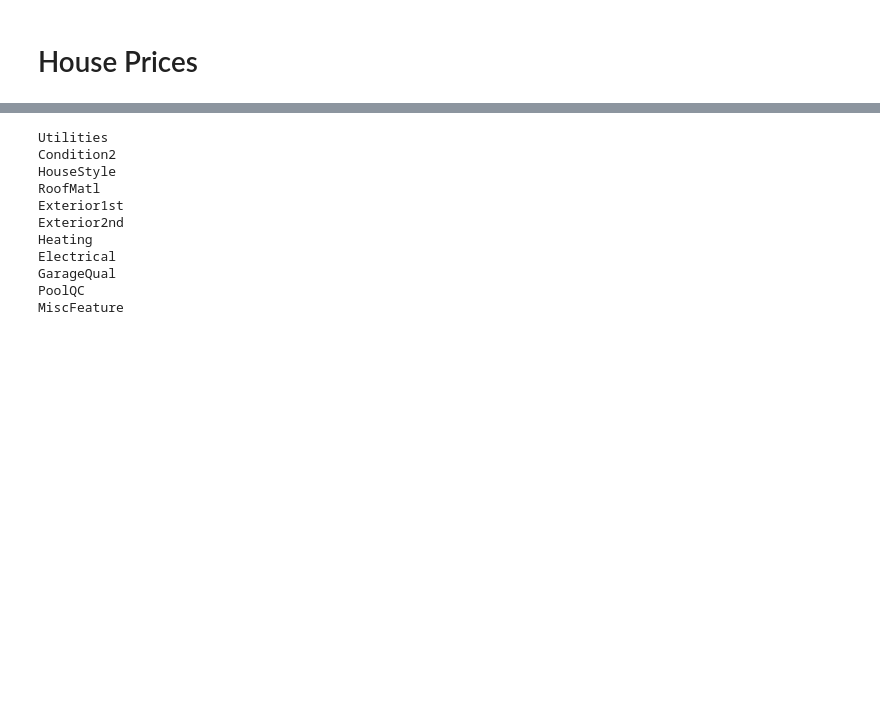
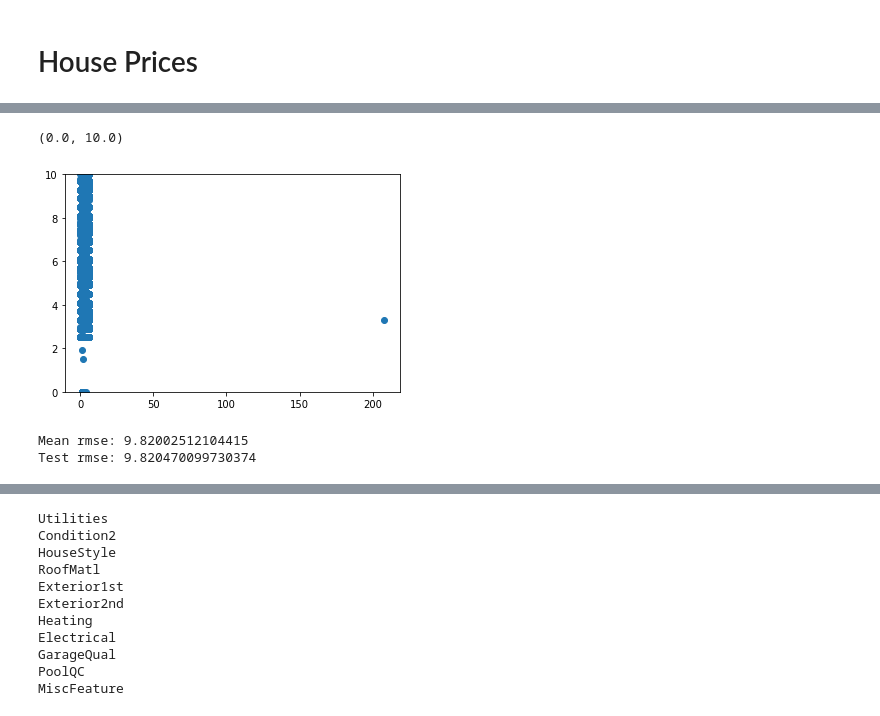
Before and after one commit to junya737/taxi-fare, a Jupyter notebook: scripts/main.ipynb, the cells around one changed output, grey strips where cells are left out. Saved outputs shown, nothing was run; the diff lists cells and outputs as text; code cells hidden in the pictures; blank space fills up the shorter version.

Commit message:
Used the only Ridge and got rmse 9.82

```diff
--- a/scripts/main.ipynb
+++ b/scripts/main.ipynb
@@ -76,0 +86,6 @@ memory usage: 924.0+ KB
+# %%
+plt.scatter(y=train["fare_amount"], x = train["passenger_count"]);
+plt.ylim(0, 10)
+# %% [output]
+(0.0, 10.0)
+[figure, added]
@@ -76,0 +138,27 @@ memory usage: 924.0+ KB
+# %%
+# Only Ridge
+
+# Change the data type
+train = change_dtype(train_raw)
+test = change_dtype(test_raw)
+
+# Remove the missing value
+train = train.dropna(how="any", axis="rows")
+
+y_train = train["fare_amount"]
+x_train = train.drop(["fare_amount"], axis="columns").drop(columns=["key", "pickup_datetime"])
+x_test = test.drop(columns=["key", "pickup_datetime"])
+
+# Make the pipeline
+ridge = make_pipeline(RobustScaler(), Ridge(alpha=0.1))
+ridge_cv = my_cv(ridge)
+ridge_cv.cv(x_train, y_train)
+print("Mean rmse:", ridge_cv.rmse_.mean())
+
+# Trian score
+ridge.fit(x_train, y_train)
+y_train_pred = ridge.predict(x_train)
+print("Test rmse:", mean_squared_error(y_train, y_train_pred, squared=False))
+# %% [output]
+Mean rmse: 9.82002512104415
+Test rmse: 9.820470099730374
```
Also changed, not shown: parts of 30 cells of this notebook, 1 other file.
